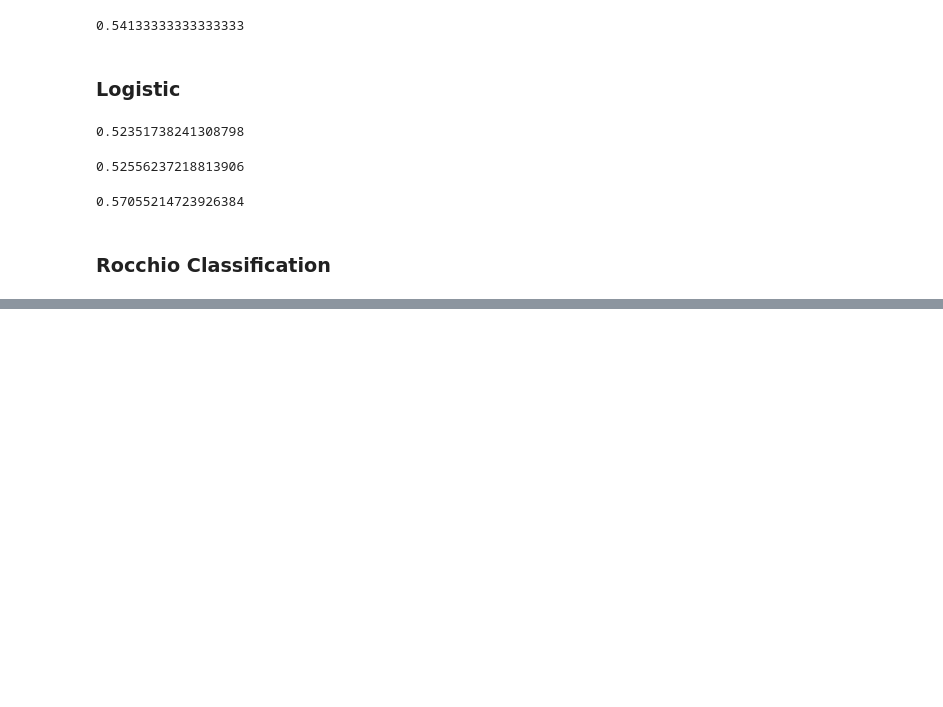
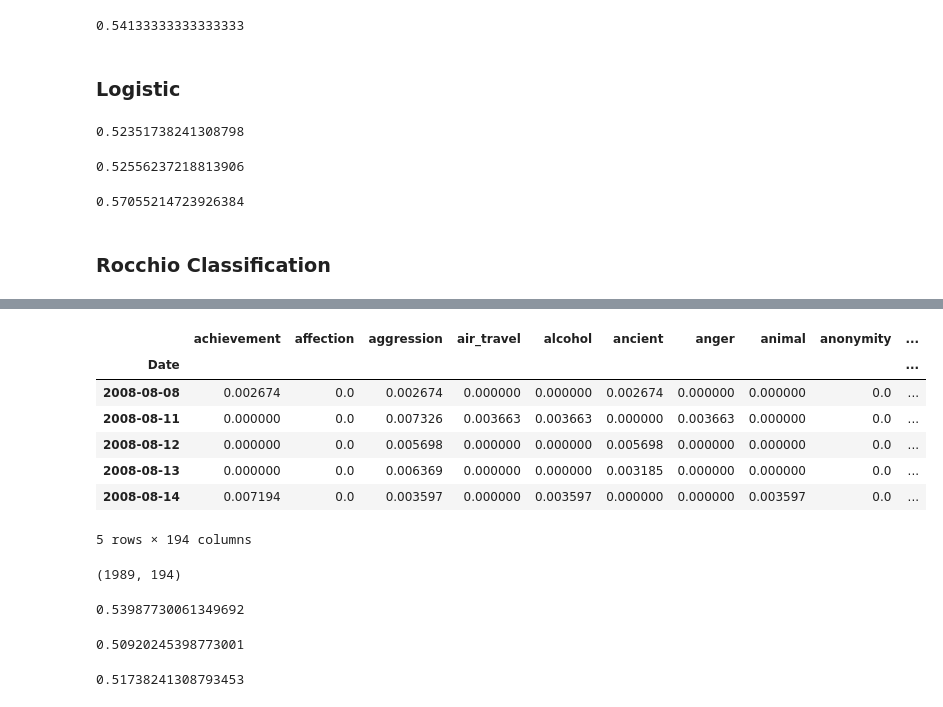
Before and after one commit to bg453cornell/ORIE-4740-NLP-ML, a Jupyter notebook: ORIE 4740 Code.ipynb, the cells around one changed output, grey strips where cells are left out. Drawn from its saved outputs; the diff is of its cells as text; code cells hidden in the pictures; blank space fills up the shorter version.

Commit message:
empath tool

```diff
--- a/ORIE 4740 Code.ipynb
+++ b/ORIE 4740 Code.ipynb
@@ -210,0 +252,2 @@ def Rocchio(X_train, Y_train, X_test, Y_test):
+# %%
+lexicon = Empath()
@@ -210,0 +313,2 @@ def Rocchio(X_train, Y_train, X_test, Y_test):
+# %%
+categories = list(lexicon.analyze('no', normalize=True).keys())
@@ -210,0 +337,32 @@ def Rocchio(X_train, Y_train, X_test, Y_test):
+# %%
+def create_empath_df(headlines, lexicon, length, categories):
+    """
+    df: pd.DataFrame, original headline dataframe
+    lexicon: empath object, empath tool
+    length: integer, length of the dataframe
+    categories: list, list of categories in lexicon
+    """
+
+    #df_empath = pd.DataFrame(0, index=df.index[:length], columns=categories)
+    row_list = []
+    for i in range(length):
+        row_list.append(lexicon.analyze(headlines[i], normalize=True))
+    df_empath = pd.DataFrame(row_list, index=df.index[:length])
+    return df_empath
+# %%
+df_empath = create_empath_df(headlines, lexicon, len(headlines), categories)
+# %%
+df_empath.head()
+# %% [output]
+|  | achievement | affection | aggression | air_travel | alcohol | ancient | anger | animal | anonymity | ... |
+| Date |  |  |  |  |  |  |  |  |  | ... |
+| 2008-08-08 | 0.002674 | 0.0 | 0.002674 | 0.000000 | 0.000000 | 0.002674 | 0.000000 | 0.000000 | 0.0 | ... |
+| 2008-08-11 | 0.000000 | 0.0 | 0.007326 | 0.003663 | 0.003663 | 0.000000 | 0.003663 | 0.000000 | 0.0 | ... |
+| 2008-08-12 | 0.000000 | 0.0 | 0.005698 | 0.000000 | 0.000000 | 0.005698 | 0.000000 | 0.000000 | 0.0 | ... |
+| 2008-08-13 | 0.000000 | 0.0 | 0.006369 | 0.000000 | 0.000000 | 0.003185 | 0.000000 | 0.000000 | 0.0 | ... |
+| 2008-08-14 | 0.007194 | 0.0 | 0.003597 | 0.000000 | 0.003597 | 0.000000 | 0.000000 | 0.003597 | 0.0 | ... |
+5 rows × 194 columns
+# %%
+df_empath.shape
+# %% [output]
+(1989, 194)
@@ -210,0 +372,16 @@ def Rocchio(X_train, Y_train, X_test, Y_test):
+# %%
+KNN(train_empath_matrix, DJIA_train, test_empath_matrix, DJIA_test, 15)
+# %% [output]
+0.53987730061349692
+# %%
+Rocchio(train_empath_matrix, DJIA_train, test_empath_matrix, DJIA_test)
+# %% [output]
+0.50920245398773001
+# %%
+logit = LogisticRegression(penalty='l2')
+logit_fit = logit.fit(train_empath_matrix, DJIA_train)
+logit_predict = logit.predict(test_empath_matrix)
+accu = sum(DJIA_test == logit_predict)/len(DJIA_test)
+accu
+# %% [output]
+0.51738241308793453
```
Also changed, not shown: parts of 24 cells of this notebook.
